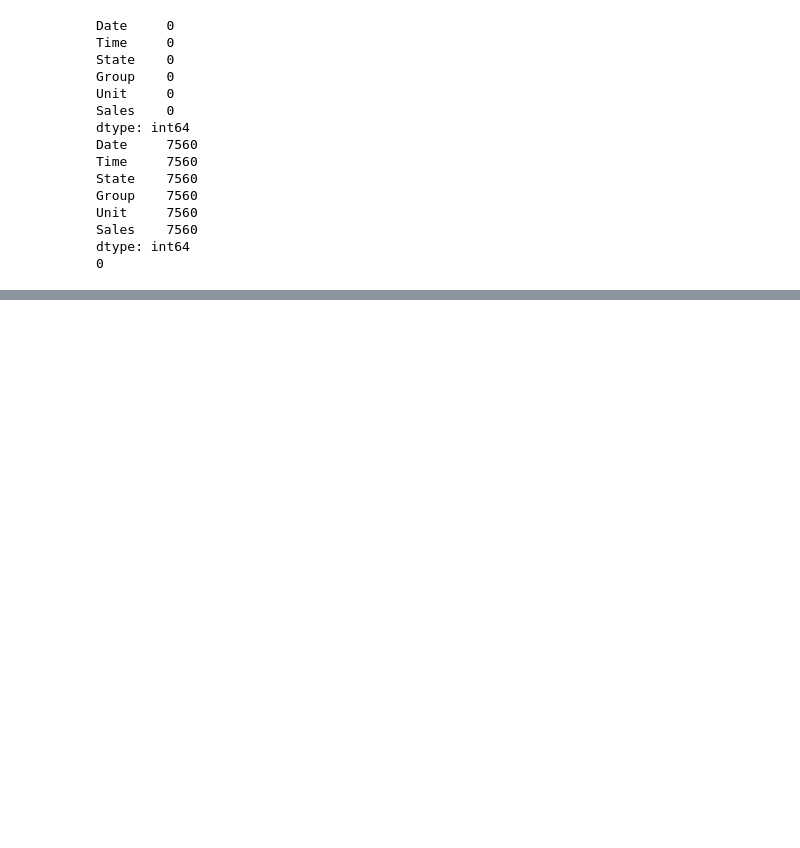
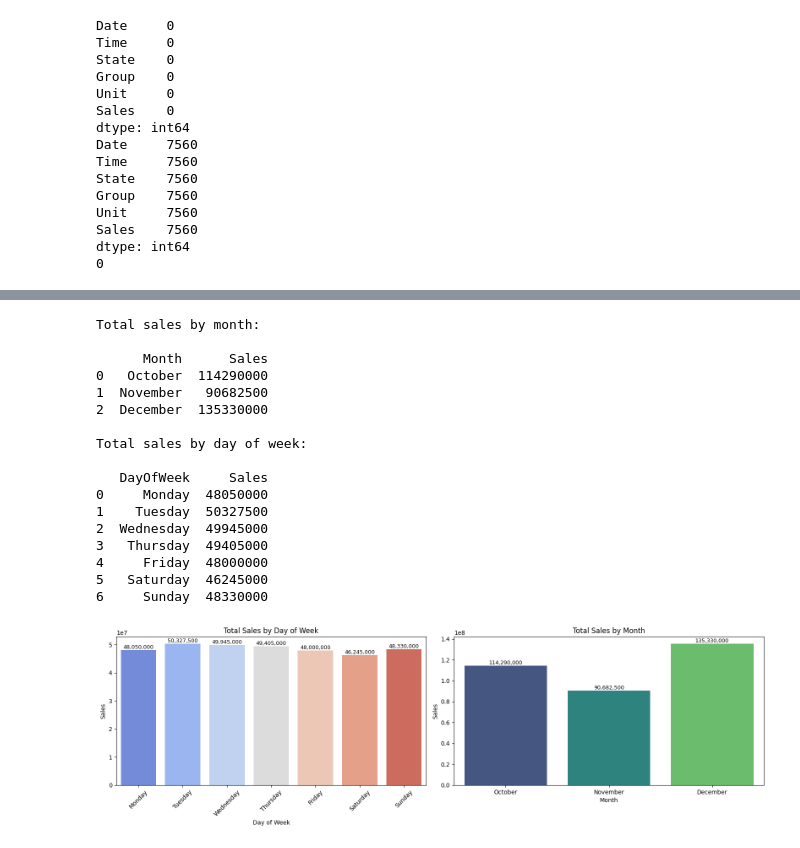
Before and after one commit to Tuffour0/sales-analysis, a Jupyter notebook: sale-analysis.ipynb, the cells around one changed output, grey strips where cells are left out. Drawn from its saved outputs; the diff is of its cells as text; code cells hidden in the pictures; blank space fills up the shorter version.

```diff
--- a/sale-analysis.ipynb
+++ b/sale-analysis.ipynb
@@ -78,0 +83,2 @@ dtype: int64
+# %%
+df['Date'] = pd.to_datetime(df['Date'])
@@ -78,0 +189,59 @@ dtype: int64
+# %%
+# Grouped Data for Monthly & Quarterly Reports
+
+df['Month'] = df['Date'].dt.month_name()
+df['DayOfWeek'] = df['Date'].dt.day_name()
+
+monthly_sales = df.groupby('Month', as_index=False)['Sales'].sum()
+order_months = ['October', 'November', 'December']
+monthly_sales = monthly_sales.set_index('Month').reindex(order_months).reset_index()
+
+dayofweek_sales = df.groupby('DayOfWeek', as_index=False)['Sales'].sum()
+order_days = ['Monday', 'Tuesday', 'Wednesday', 'Thursday', 'Friday', 'Saturday', 'Sunday']
+dayofweek_sales = dayofweek_sales.set_index('DayOfWeek').reindex(order_days).reset_index()
+
+print("\nTotal sales by month:\n")
+print(monthly_sales)
+print("\nTotal sales by day of week:\n")
+print(dayofweek_sales)
+
+fig, axes = plt.subplots(1, 2, figsize=(16, 5))
+
+sns.barplot(data=dayofweek_sales, x='DayOfWeek', y='Sales', ax=axes[0], palette='coolwarm', order=order_days)
+axes[0].set_title('Total Sales by Day of Week')
+axes[0].set_xlabel('Day of Week')
+axes[0].set_ylabel('Sales')
+axes[0].tick_params(axis='x', rotation=45)
+for p in axes[0].patches:
+    axes[0].annotate(f'{p.get_height():,.0f}', (p.get_x() + p.get_width() / 2., p.get_height()),
+                     ha='center', va='bottom', fontsize=9)
+
+sns.barplot(data=monthly_sales, x='Month', y='Sales', ax=axes[1], palette='viridis', order=order_months)
+axes[1].set_title('Total Sales by Month')
+axes[1].set_xlabel('Month')
+axes[1].set_ylabel('Sales')
+for p in axes[1].patches:
+    axes[1].annotate(f'{p.get_height():,.0f}', (p.get_x() + p.get_width() / 2., p.get_height()),
+                     ha='center', va='bottom', fontsize=9)
+
+plt.tight_layout()
+plt.show()
+# %% [output]
+Total sales by month:
+
+      Month      Sales
+0   October  114290000
+1  November   90682500
+2  December  135330000
+
+Total sales by day of week:
+
+   DayOfWeek     Sales
+0     Monday  48050000
+1    Tuesday  50327500
+2  Wednesday  49945000
+3   Thursday  49405000
+4     Friday  48000000
+5   Saturday  46245000
+6     Sunday  48330000
+[figure, added]
```
Also changed, not shown: parts of 14 cells of this notebook.
